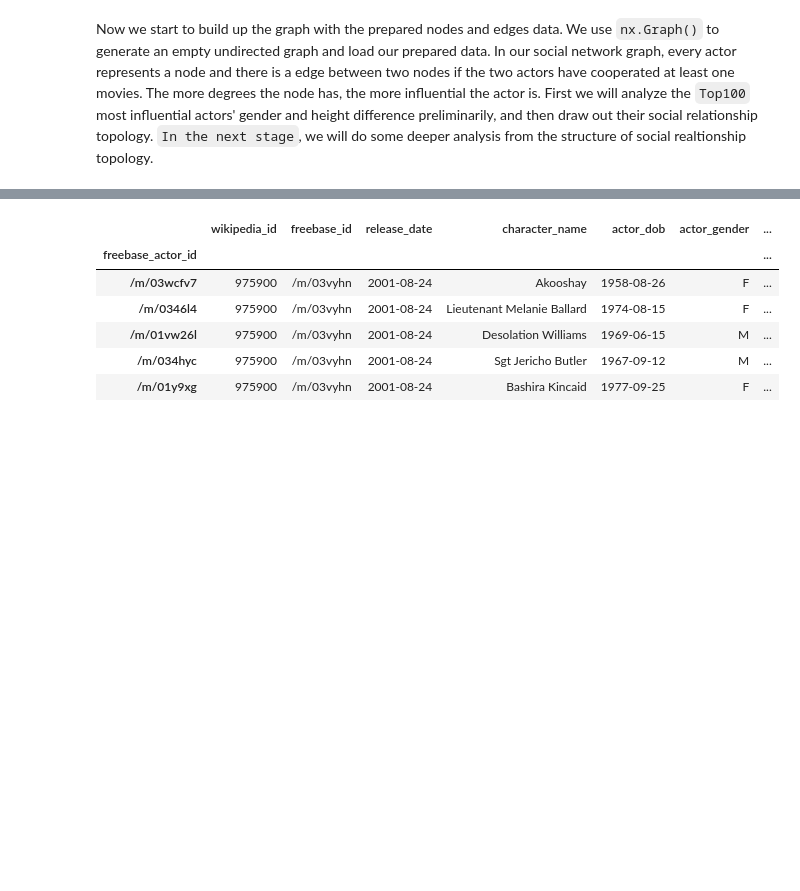
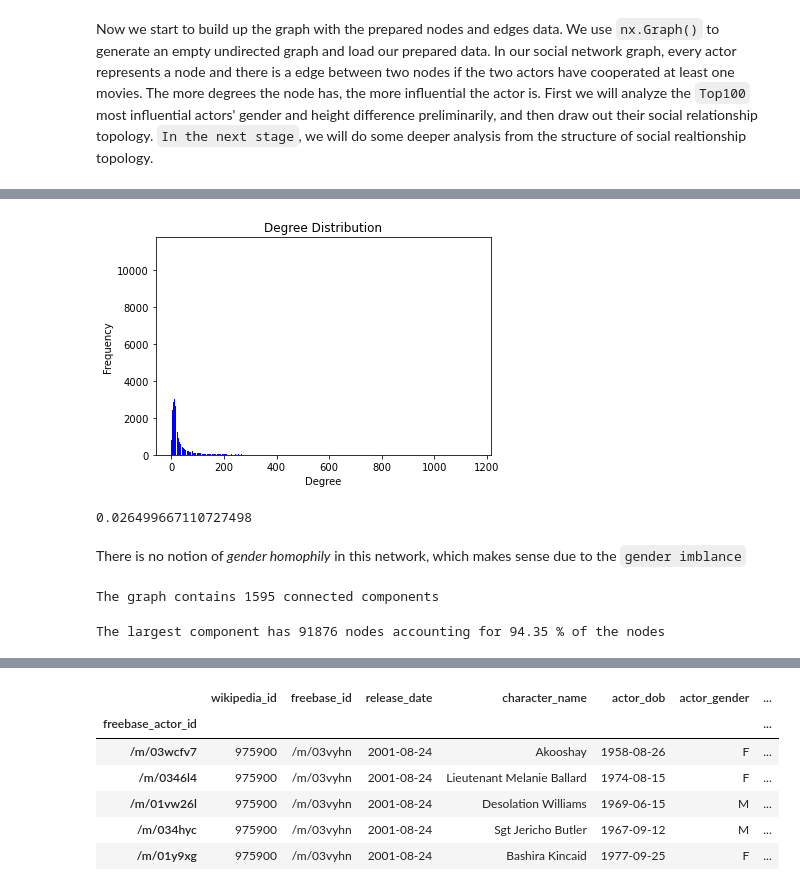
Before and after one commit to epfl-ada/ada-2022-project-alldatapointaccurate, a Jupyter notebook: Social-network.ipynb, the cells around one changed output, grey strips where cells are left out. Drawn from its saved outputs; the diff is of its cells as text; code cells hidden in the pictures; blank space fills up the shorter version.

```diff
--- a/Social-network.ipynb
+++ b/Social-network.ipynb
@@ -60,3 +64,22 @@ freebase_actor_id            815
 dtype: int64
 # %% [markdown]
 # Analyze the structural gender difference under the social graph of actors #
+# %%
+# Helper function for plotting the degree distribution of a Graph
+def plot_degree_distribution(G):
+    degrees = {}
+    for node in G.nodes():
+        degree = G.degree(node)
+        if degree not in degrees:
+            degrees[degree] = 0
+        degrees[degree] += 1
+    sorted_degree = sorted(degrees.items())
+    deg = [k for (k,v) in sorted_degree]
+    cnt = [v for (k,v) in sorted_degree]
+    fig, ax = plt.subplots()
+    plt.bar(deg, cnt, width=0.80, color='b')
+    plt.title("Degree Distribution")
+    plt.ylabel("Frequency")
+    plt.xlabel("Degree")
+    # ax.set_xticks([d+0.05 for d in deg])
+    # ax.set_xticklabels(deg)
@@ -63,5 +109,5 @@ dtype: int64
 # %%
-df_actor_name = df.dropna(subset = ['actor_name'])
+df_actor_name = df.dropna(subset = ['actor_name', 'actor_gender'])
 df_actor_name.head(10)
 # %% [output]
 |  | wikipedia_id | freebase_id | release_date | character_name | actor_dob | actor_gender | actor_height | ... |
@@ -102,9 +152,9 @@ for index, row in df_actor_name.iterrows():
         dict_movies[row['wikipedia_id']].append(row['freebase_actor_id'])
 # %%
 # delete the repeated actor freebase IDs and use the number symbol to replace in order to change it to the nodes on the graph
-df_nodes = df.freebase_actor_id[df.freebase_actor_id.duplicated() == False]
+df_nodes = df_actor_name.freebase_actor_id[df_actor_name.freebase_actor_id.duplicated() == False]
 
-dict_id = {}
+dict_id = {}  # exchange between actor freebase IDs and number symbol
 df_nodes_list = list(df_nodes)
 for i in range(len(df_nodes_list)):
     dict_id[df_nodes_list[i]] = i
@@ -177,0 +248,23 @@ G.edges[1005,1006]
+# %%
+plot_degree_distribution(G)
+# %% [output]
+[figure, added]
+# %%
+# for gender attributes
+nx.attribute_assortativity_coefficient(G, 'gender')
+# %% [output]
+0.026499667110727498
+# %% [markdown]
+There is no notion of *gender homophily* in this network, which makes sense due to the `gender imblance`
+# %%
+# connected components
+comp = list(nx.connected_components(G))
+print('The graph contains', len(comp), 'connected components')
+# %% [output]
+The graph contains 1595 connected components
+# %%
+largest_comp = max(comp, key=len)
+percentage_lcc = len(largest_comp)/G.number_of_nodes() * 100
+print('The largest component has', len(largest_comp), 'nodes', 'accounting for %.2f'% percentage_lcc, '% of the nodes')
+# %% [output]
+The largest component has 91876 nodes accounting for 94.35 % of the nodes
```
Also changed, not shown: parts of 39 cells of this notebook.
